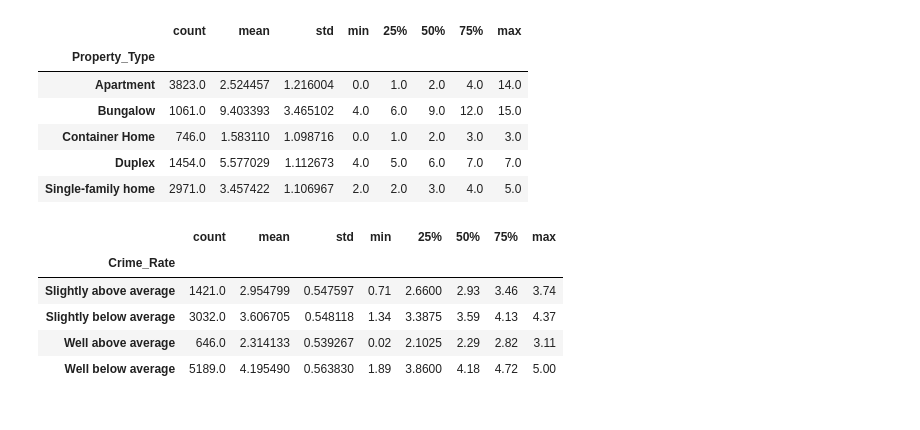
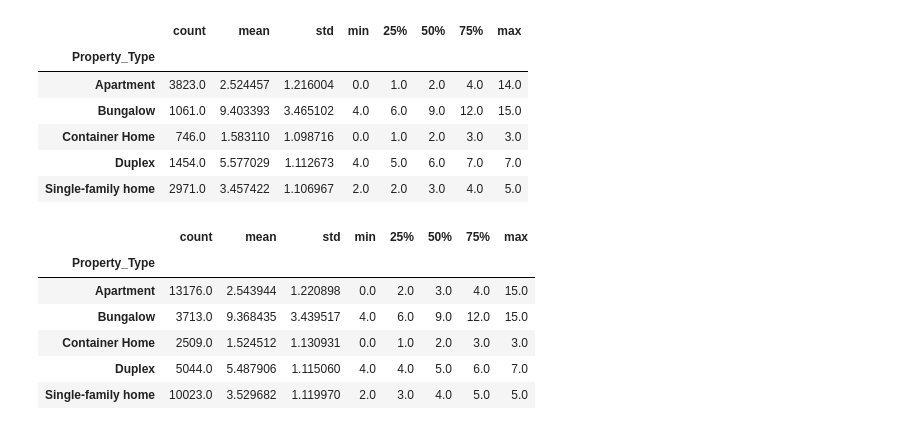
Before and after one commit to Quasilius-Starlord/Get_a_room, a Jupyter notebook: subMain.ipynb, the cells around one changed output. Saved outputs shown, nothing was run; the diff lists cells and outputs as text; code cells hidden in the pictures.

```diff
--- a/subMain.ipynb
+++ b/subMain.ipynb
@@ -84 +111,3 @@ dtype: int64
+# %%
+house_data = house_data.dropna()
 # %%
@@ -117,0 +132,2 @@ array(['Apartment', 'Container Home', 'Bungalow', 'Single-family home',
+# %%
+house_data['Air_Quality_Index'].mask(house_data['Air_Quality_Index'] > 500, 113.000000, inplace=True)
@@ -118,3 +136,6 @@ array(['Apartment', 'Container Home', 'Bungalow', 'Single-family home',
+# %%
+house_data['Property_Type'] = house_data['Property_Type'].replace('#R%$G&867', 'Apartment')
+house_test['Property_Type'] = house_test['Property_Type'].replace('#R%$G&867', 'Apartment')
 # %%
 house_test.groupby(['Property_Type'])['Number_of_Windows'].describe()
 # %% [output]
@@ -140,3 +161,13 @@ house_test.loc[releIndex,['Number_of_Windows']] = 6.0
 # %%
 releIndex = house_test[(house_test['Number_of_Windows'].isna()) & (house_test['Property_Type'] == 'Single-family home')].index
 house_test.loc[releIndex,['Number_of_Windows']] = 3.0
+# %%
+house_data.groupby(['Property_Type'])['Number_of_Windows'].describe()
+# %% [output]
+|  | count | mean | std | min | 25% | 50% | 75% | max |
+| Property_Type |  |  |  |  |  |  |  |  |
+| Apartment | 13176.0 | 2.543944 | 1.220898 | 0.0 | 2.0 | 3.0 | 4.0 | 15.0 |
+| Bungalow | 3713.0 | 9.368435 | 3.439517 | 4.0 | 6.0 | 9.0 | 12.0 | 15.0 |
+| Container Home | 2509.0 | 1.524512 | 1.130931 | 0.0 | 1.0 | 2.0 | 3.0 | 3.0 |
+| Duplex | 5044.0 | 5.487906 | 1.115060 | 4.0 | 4.0 | 5.0 | 6.0 | 7.0 |
+| Single-family home | 10023.0 | 3.529682 | 1.119970 | 2.0 | 3.0 | 4.0 | 5.0 | 5.0 |
@@ -147,10 +195,3 @@ house_test['Frequency_of_Powercuts'] = house_test['Frequency_of_Powercuts'].fill
 # %%
-house_test.groupby(['Crime_Rate'])['Neighborhood_Review'].describe()
+# house_test.groupby(['Crime_Rate'])['Neighborhood_Review'].describe()
-# %% [output]
-|  | count | mean | std | min | 25% | 50% | 75% | max |
-| Crime_Rate |  |  |  |  |  |  |  |  |
-| Slightly above average | 1421.0 | 2.954799 | 0.547597 | 0.71 | 2.6600 | 2.93 | 3.46 | 3.74 |
-| Slightly below average | 3032.0 | 3.606705 | 0.548118 | 1.34 | 3.3875 | 3.59 | 4.13 | 4.37 |
-| Well above average | 646.0 | 2.314133 | 0.539267 | 0.02 | 2.1025 | 2.29 | 2.82 | 3.11 |
-| Well below average | 5189.0 | 4.195490 | 0.563830 | 1.89 | 3.8600 | 4.18 | 4.72 | 5.00 |
 # %%
```
Also changed, not shown: parts of 91 cells of this notebook, 5 other files.
